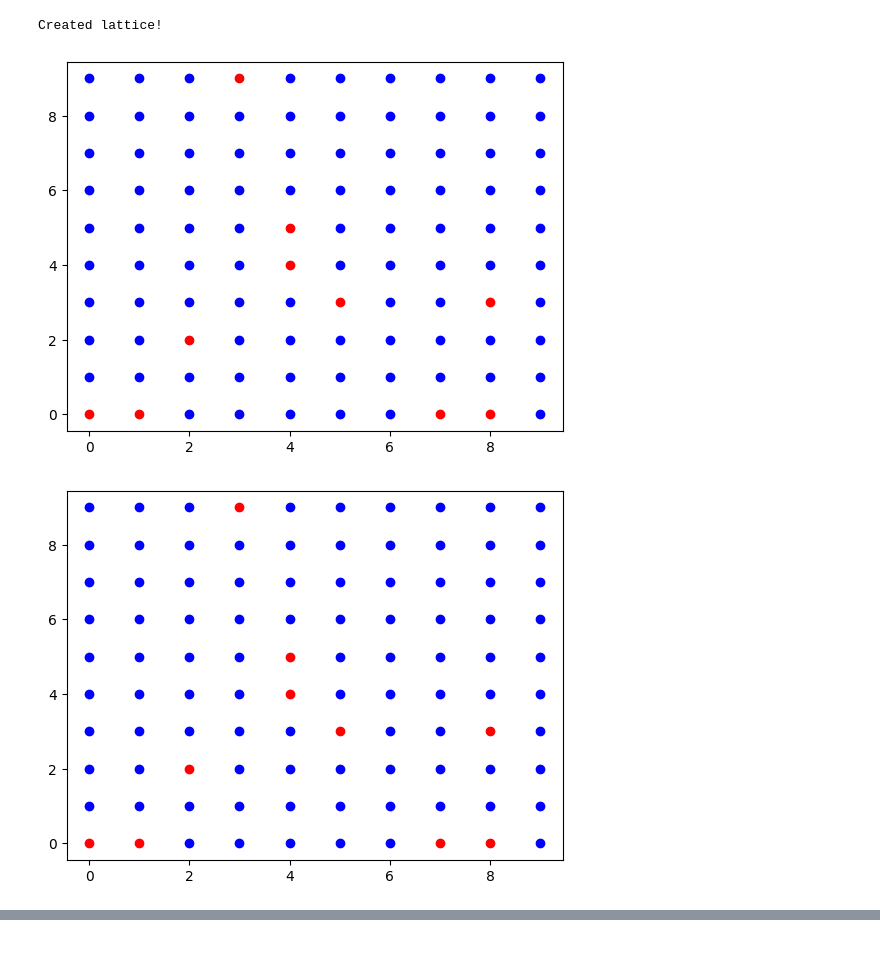
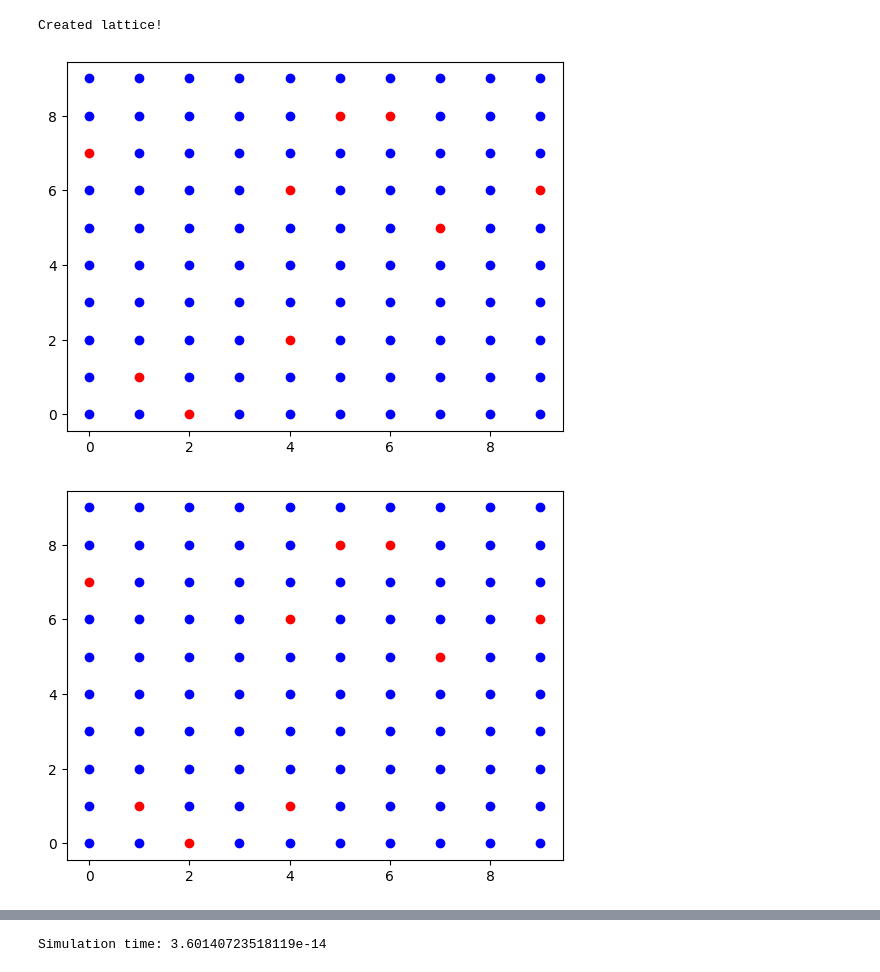
Before and after one commit to NKashyap21/Vacancy-Diffusion-, a Jupyter notebook: VacancySimulation.ipynb, the cells around one changed output, grey strips where cells are left out. Saved outputs shown, nothing was run; the diff lists cells and outputs as text; code cells hidden in the pictures.

```diff
--- a/VacancySimulation.ipynb
+++ b/VacancySimulation.ipynb
@@ -141,7 +137,9 @@ myLattice  = Lattice(numVac=10)
 # %% [output]
 Created lattice!
 # %%
-myLattice.rejectionKMC(50,100000,iterations=10)
+Ea = 2.3  *  8.617e-5 * 40
+
+myLattice.rejectionFreeKMC(Ea,5000,iterations=10)
 # %% [output]
-[figure, old version]
+[figure, new version]
-[figure, old version]
+[figure, new version]
@@ -155,0 +154 @@ myLattice.rejectionKMC(50,100000,iterations=10)
+Simulation time: 3.60140723518119e-14
```
Also changed, not shown: parts of 3 cells of this notebook, 1 other file.
